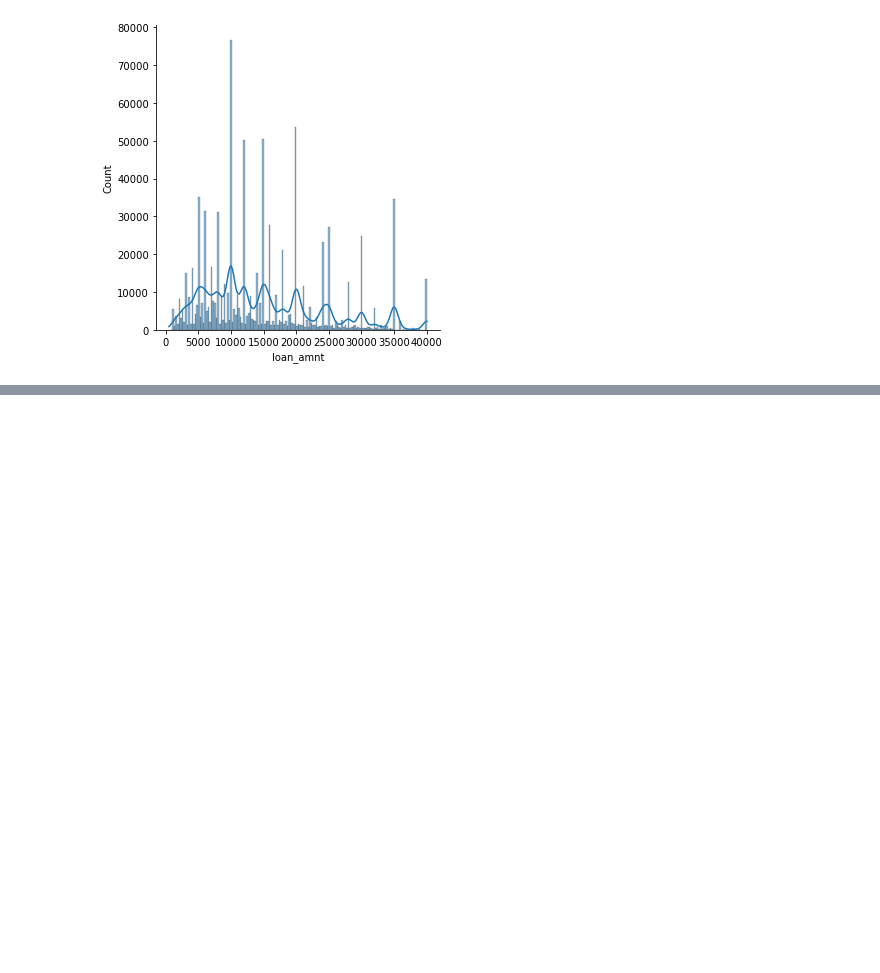
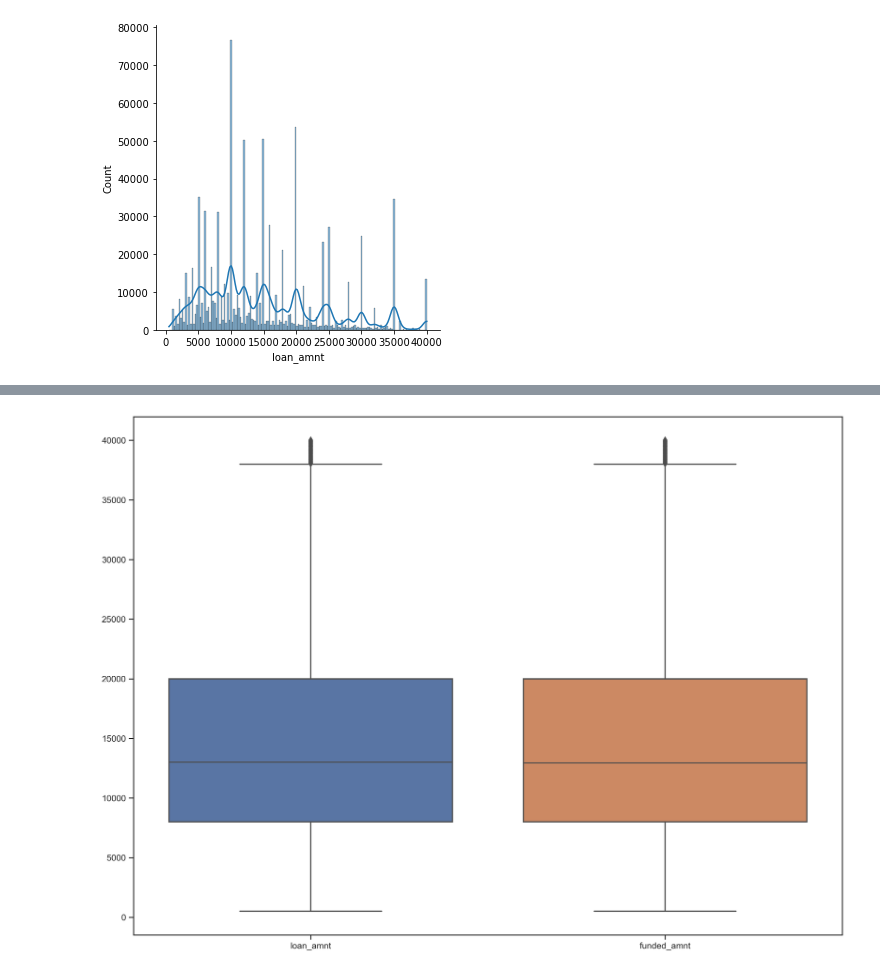
Before and after one commit to ashen007/pandas_data_analysis, a Jupyter notebook: v_2/c_4.ipynb, the cells around one changed output, grey strips where cells are left out. Cells and saved outputs as stored; diff of their text form; code cells hidden in the pictures; blank space fills up the shorter version.

```diff
--- a/v_2/c_4.ipynb
+++ b/v_2/c_4.ipynb
@@ -50,0 +62,8 @@ plt.show()
+# %%
+plt.figure(figsize=[16,12],dpi=300)
+sns.set()
+sns.set_style('ticks')
+sns.boxplot(data=data[['loan_amnt','funded_amnt']])
+plt.show()
+# %% [output]
+[figure, added]
```
Also changed, not shown: parts of 4 cells of this notebook.
